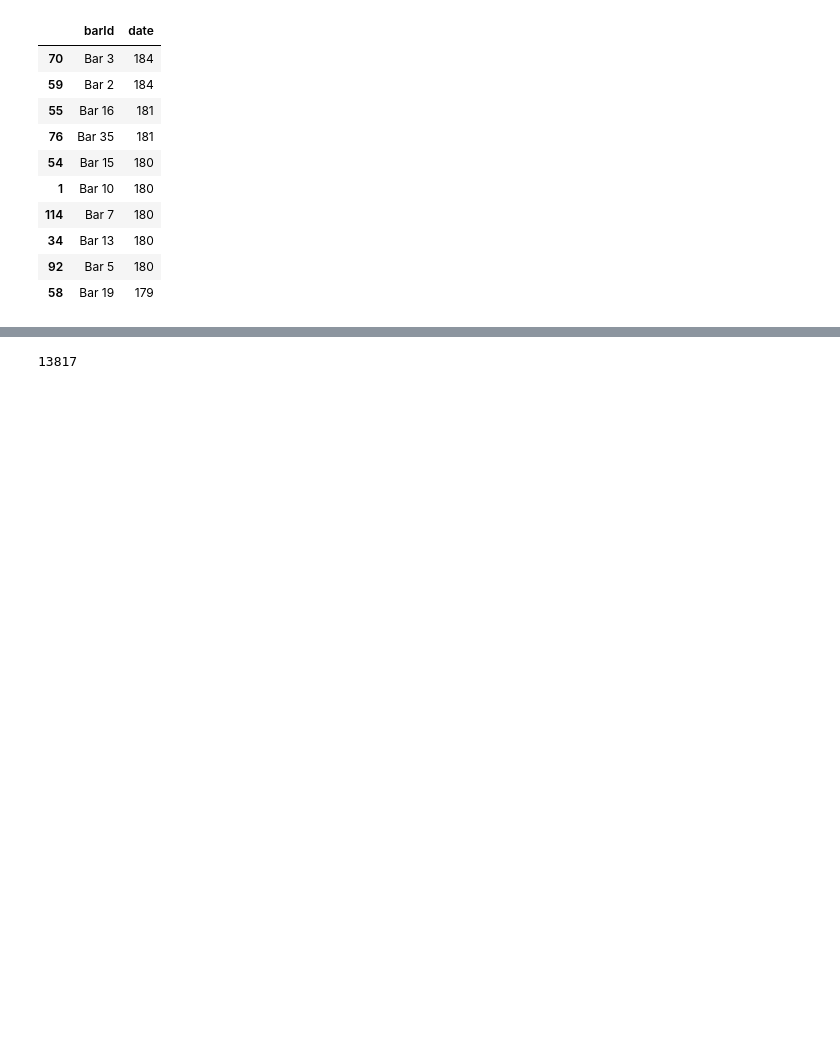
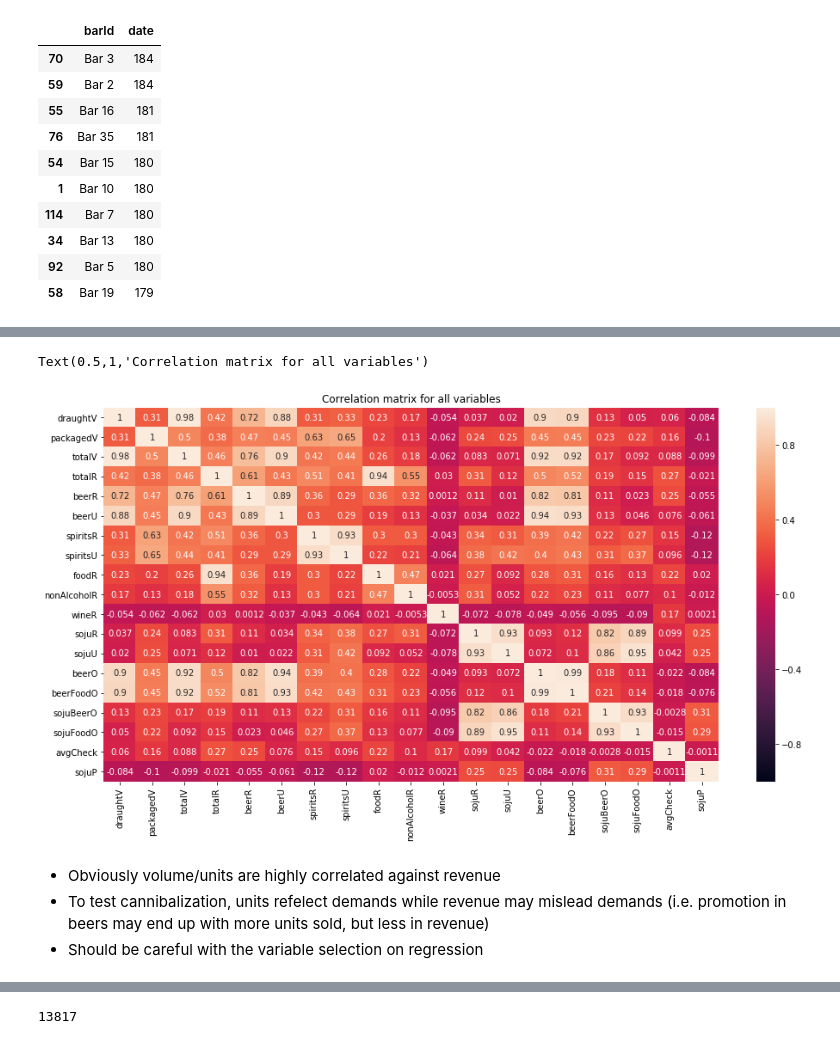
Before and after one commit to kookoowaa/Projects, a Jupyter notebook: WB project/Report.ipynb, the cells around one changed output, grey strips where cells are left out. Cells and saved outputs as stored; diff of their text form; code cells hidden in the pictures; blank space fills up the shorter version.

```diff
--- a/WB project/Report.ipynb
+++ b/WB project/Report.ipynb
@@ -234,0 +244,10 @@ plt.legend()
+# %%
+sns.heatmap(data.corr(), annot=True, vmin=-1, vmax=1)
+plt.title('Correlation matrix for all variables')
+# %% [output]
+Text(0.5,1,'Correlation matrix for all variables')
+[figure, added]
+# %% [markdown]
+- Obviously volume/units are highly correlated against revenue
+- To test cannibalization, units refelect demands while revenue may mislead demands (i.e. promotion in beers may end up with more units sold, but less in revenue)
+- Should be careful with the variable selection on regression
```
Also changed, not shown: parts of 27 cells of this notebook.
